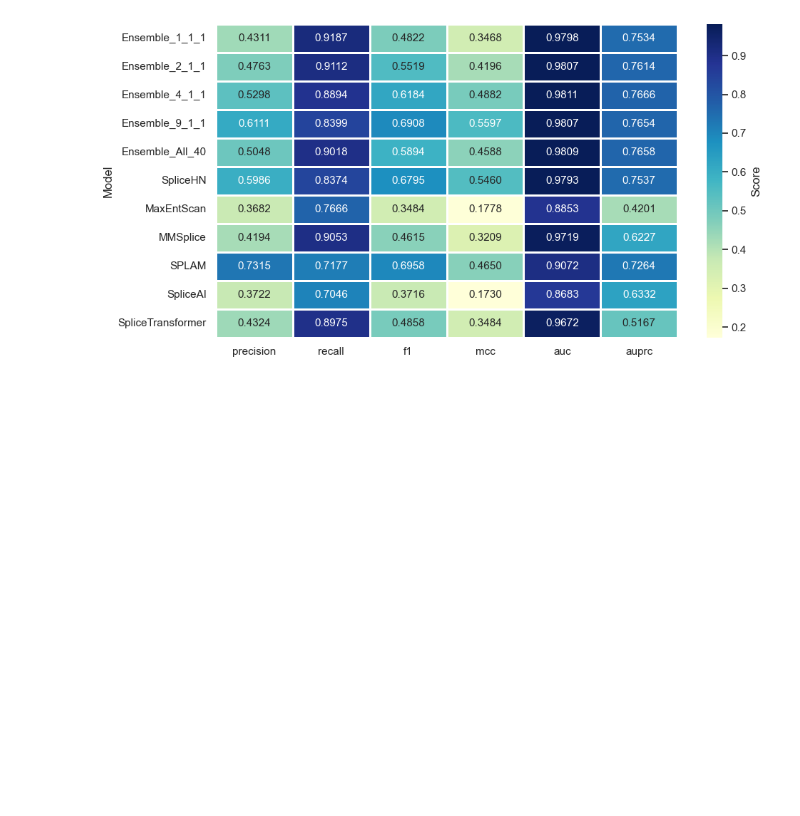
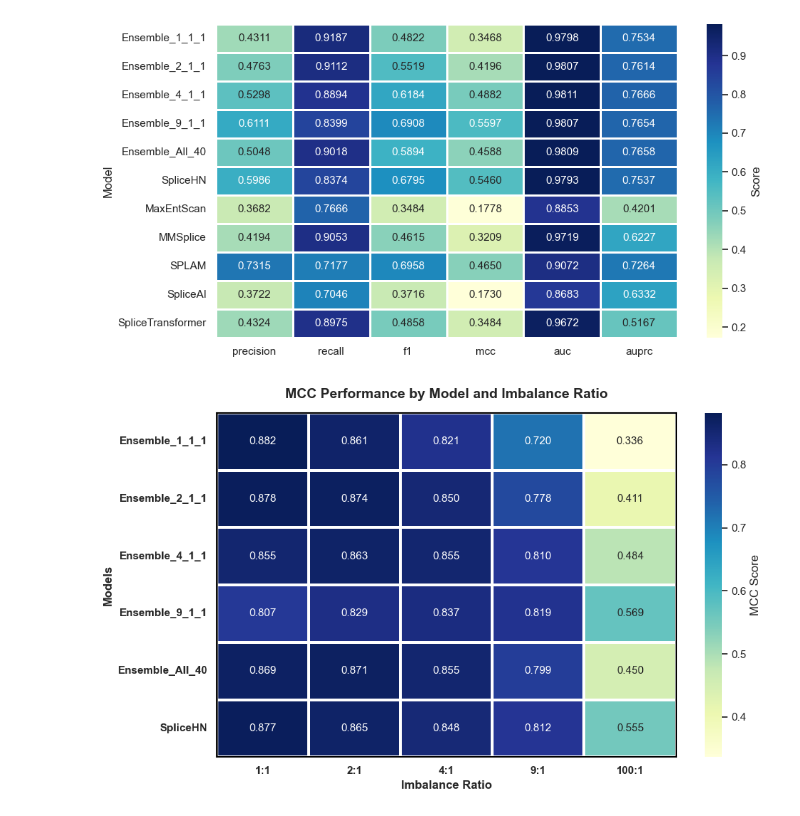
Before and after one commit to 36JungKwan/Bio_sequence_Research_AITALAB, a Jupyter notebook: benchmark/task1_splicing_prediction/Visualization/a.ipynb, the cells around one changed output. Saved outputs shown, nothing was run; the diff lists cells and outputs as text; code cells hidden in the pictures; blank space fills up the shorter version.

```diff
--- a/benchmark/task1_splicing_prediction/Visualization/a.ipynb
+++ b/benchmark/task1_splicing_prediction/Visualization/a.ipynb
@@ -628,3 +873,59 @@ plot_heatmap_hardest_case()
 # %% [output]
 [figure]
 [figure]
+# %%
+import json
+import pandas as pd
+import matplotlib.pyplot as plt
+import seaborn as sns
+
+# 1. Đọc dữ liệu
+try:
+    with open('Ensemble_GENCODE_Best.json', 'r') as f:
+        data = json.load(f)
+except FileNotFoundError:
+    print("Không tìm thấy file JSON. Vui lòng kiểm tra lại.")
+    exit()
+
+# 2. Xử lý dữ liệu
+rows = []
+for ratio_key, models in data.items():
+    parts = ratio_key.split('_')
+    ratio_label = f"{parts[0]}:{parts[1]}" if len(parts) >= 2 else ratio_key
+    for model_name, metrics in models.items():
+        rows.append({'Model': model_name, 'Ratio': ratio_label, 'MCC': metrics['mcc']})
+
+df = pd.DataFrame(rows)
+
+# Cấu trúc lại data thành dạng ma trận cho Heatmap
+# Trục tung: Model, Trục hoành: Ratio, Giá trị: MCC
+pivot_df = df.pivot(index='Model', columns='Ratio', values='MCC')
+
+# Ép thứ tự cột trục hoành cho chuẩn xác
+ratio_order = ["1:1", "2:1", "4:1", "9:1", "100:1"]
+pivot_df = pivot_df.reindex(columns=ratio_order)
+
+# 3. Vẽ biểu đồ
+plt.figure(figsize=(10, 6))
+
+# Bảng màu YlGnBu (Vàng -> Xanh lá -> Xanh lam đậm)
+ax = sns.heatmap(pivot_df, annot=True, fmt=".3f", cmap="YlGnBu",
+                 linewidths=1.5, linecolor='white', cbar_kws={'label': 'MCC Score'})
+
+# Làm đậm viền bao quanh Heatmap
+for spine in ax.spines.values():
+    spine.set_visible(True)
+    spine.set_linewidth(1.5)
+    spine.set_color('black')
+
+plt.title('MCC Performance by Model and Imbalance Ratio', fontsize=14, fontweight='bold', pad=15)
+plt.ylabel('Models', fontsize=12, fontweight='bold')
+plt.xlabel('Imbalance Ratio', fontsize=12, fontweight='bold')
+
+plt.yticks(rotation=0, fontweight='bold')
+plt.xticks(fontweight='bold')
+
+plt.tight_layout()
+plt.show()
+# %% [output]
+[figure, added]
```
Also changed, not shown: parts of 8 cells of this notebook, 2 other files.
